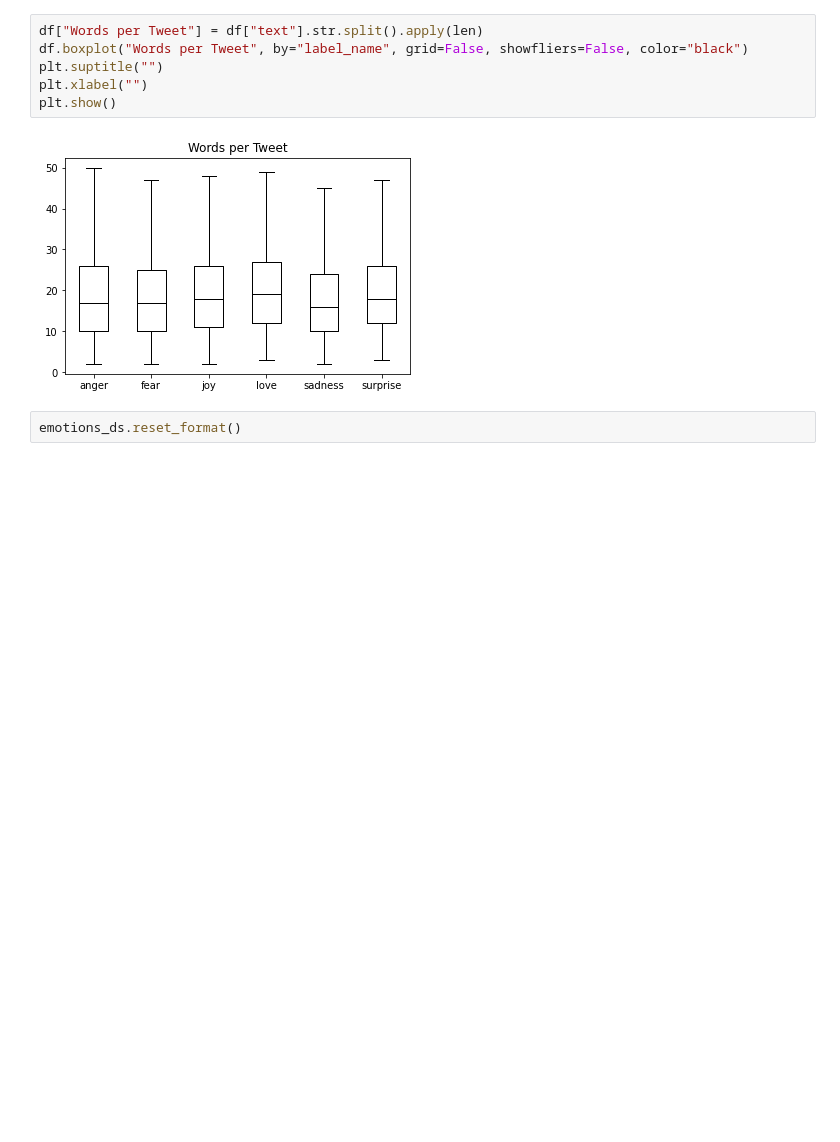
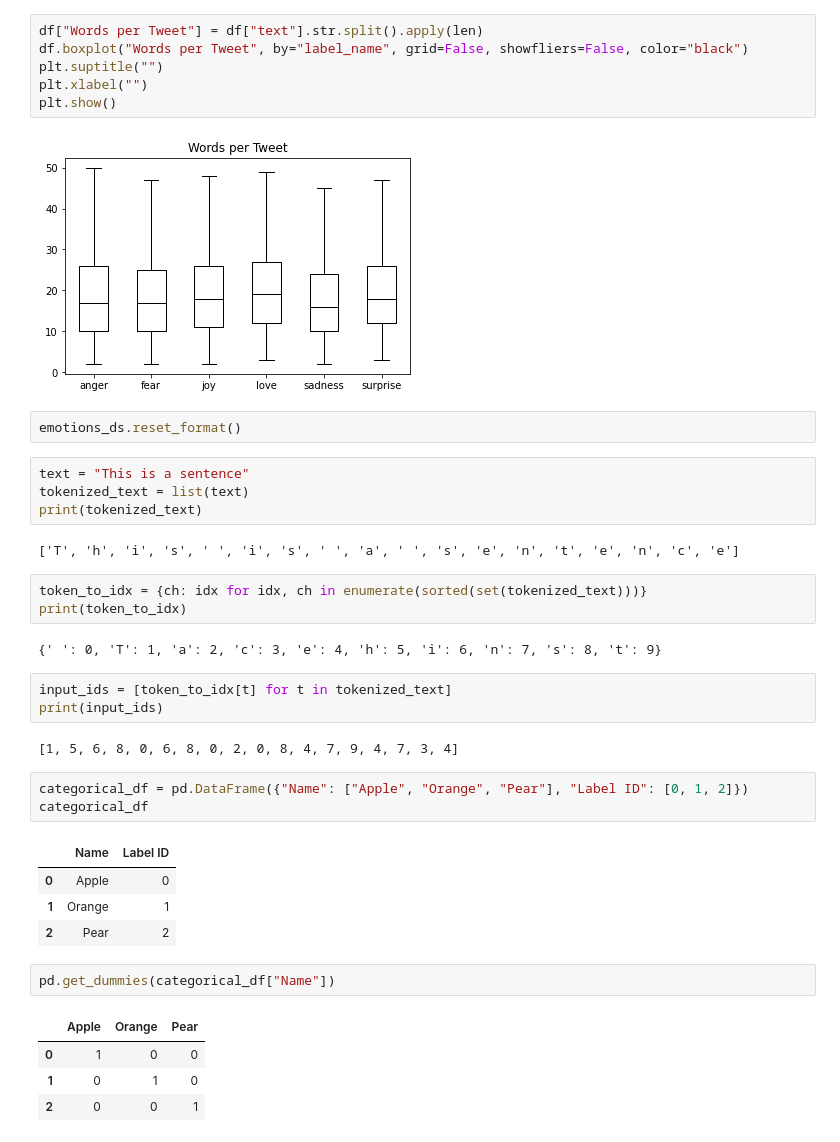
Before and after one commit to TylerKirby/transformer-playground, a Jupyter notebook: transformers-for-nlp/ch2.ipynb, the cells around one changed output. Drawn from its saved outputs; the diff is of its cells as text; blank space fills up the shorter version.

```diff
--- a/transformers-for-nlp/ch2.ipynb
+++ b/transformers-for-nlp/ch2.ipynb
@@ -130,3 +130,34 @@ plt.show()
 [figure]
 # %%
 emotions_ds.reset_format()
+# %%
+text = "This is a sentence"
+tokenized_text = list(text)
+print(tokenized_text)
+# %% [output]
+['T', 'h', 'i', 's', ' ', 'i', 's', ' ', 'a', ' ', 's', 'e', 'n', 't', 'e', 'n', 'c', 'e']
+# %%
+token_to_idx = {ch: idx for idx, ch in enumerate(sorted(set(tokenized_text)))}
+print(token_to_idx)
+# %% [output]
+{' ': 0, 'T': 1, 'a': 2, 'c': 3, 'e': 4, 'h': 5, 'i': 6, 'n': 7, 's': 8, 't': 9}
+# %%
+input_ids = [token_to_idx[t] for t in tokenized_text]
+print(input_ids)
+# %% [output]
+[1, 5, 6, 8, 0, 6, 8, 0, 2, 0, 8, 4, 7, 9, 4, 7, 3, 4]
+# %%
+categorical_df = pd.DataFrame({"Name": ["Apple", "Orange", "Pear"], "Label ID": [0, 1, 2]})
+categorical_df
+# %% [output]
+|  | Name | Label ID |
+| 0 | Apple | 0 |
+| 1 | Orange | 1 |
+| 2 | Pear | 2 |
+# %%
+pd.get_dummies(categorical_df["Name"])
+# %% [output]
+|  | Apple | Orange | Pear |
+| 0 | 1 | 0 | 0 |
+| 1 | 0 | 1 | 0 |
+| 2 | 0 | 0 | 1 |
```
Also changed, not shown: parts of 34 cells of this notebook.
